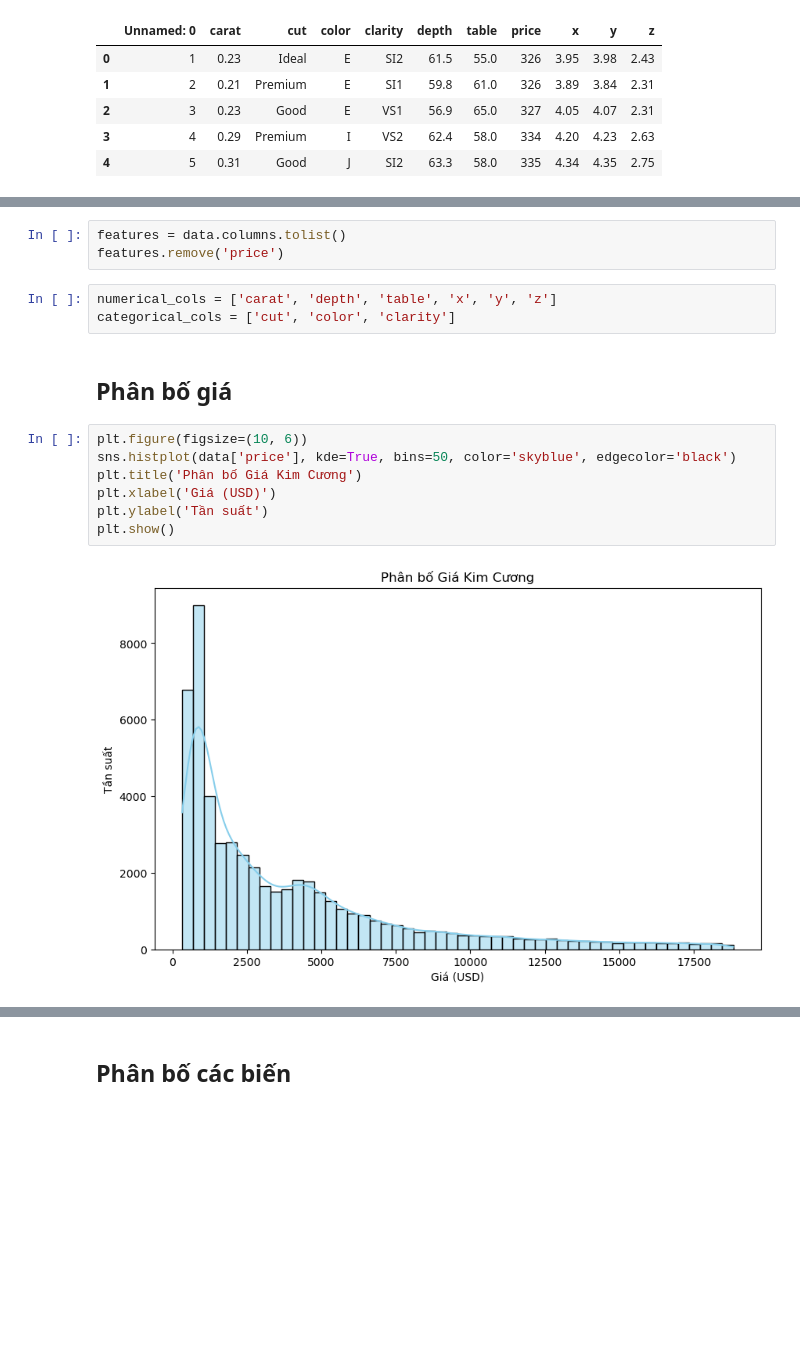
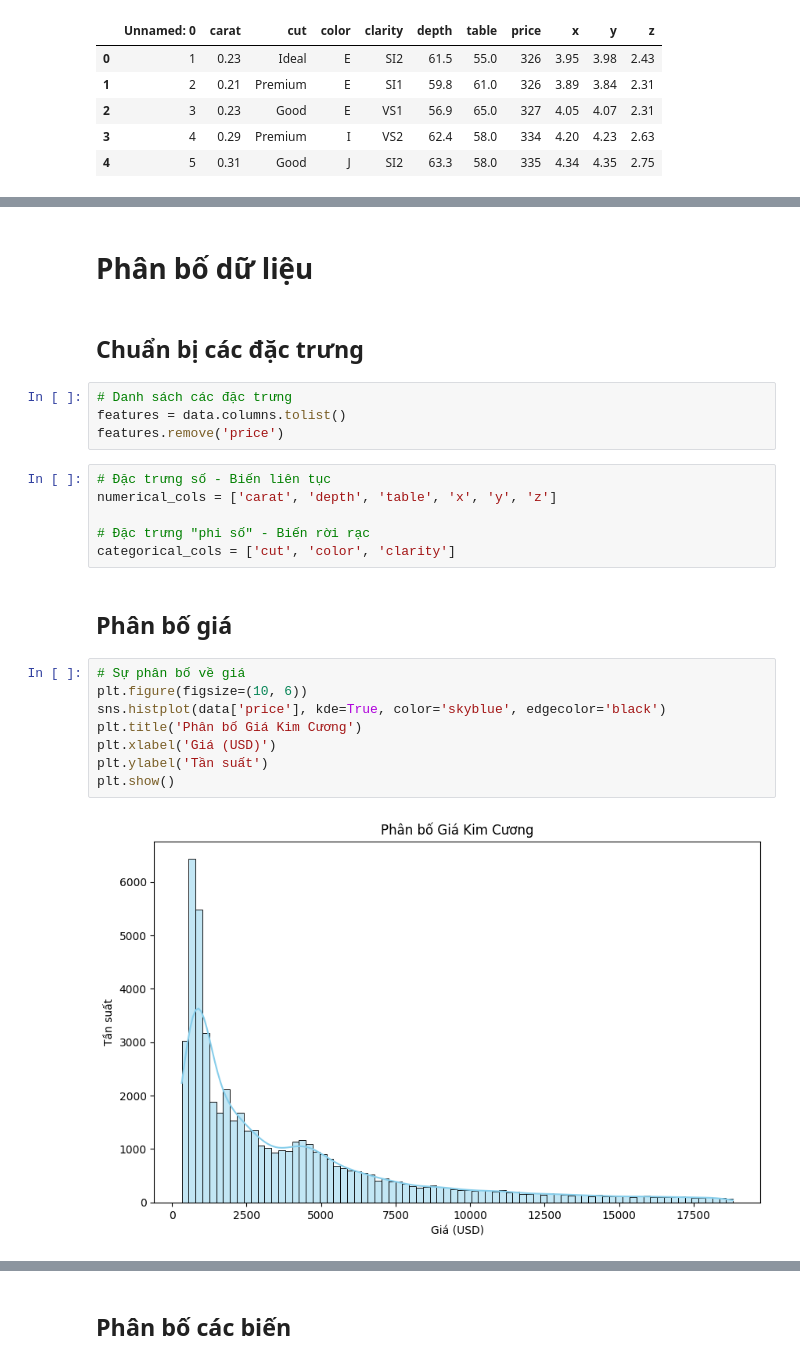
Before and after one commit to lad94220/ML-Lab1, a Jupyter notebook: notebooks/01_data_exploration.ipynb, the cells around one changed output, grey strips where cells are left out. Cells and saved outputs as stored; diff of their text form; blank space fills up the shorter version.

```diff
--- a/notebooks/01_data_exploration.ipynb
+++ b/notebooks/01_data_exploration.ipynb
@@ -86,17 +83,26 @@ data.head()
+# %% [markdown]
+# Phân bố dữ liệu
+# %% [markdown]
+## Chuẩn bị các đặc trưng
 # %%
+# Danh sách các đặc trưng
 features = data.columns.tolist()
 features.remove('price')
 # %%
+# Đặc trưng số - Biến liên tục
 numerical_cols = ['carat', 'depth', 'table', 'x', 'y', 'z']
+
+# Đặc trưng "phi số" - Biến rời rạc
 categorical_cols = ['cut', 'color', 'clarity']
 # %% [markdown]
 ## Phân bố giá
 # %%
+# Sự phân bố về giá
 plt.figure(figsize=(10, 6))
-sns.histplot(data['price'], kde=True, bins=50, color='skyblue', edgecolor='black')
+sns.histplot(data['price'], kde=True, color='skyblue', edgecolor='black')
 plt.title('Phân bố Giá Kim Cương')
 plt.xlabel('Giá (USD)')
 plt.ylabel('Tần suất')
 plt.show()
 # %% [output]
-[figure, old version]
+[figure, new version]
```
Also changed, not shown: parts of 21 cells of this notebook, 2 other files.
